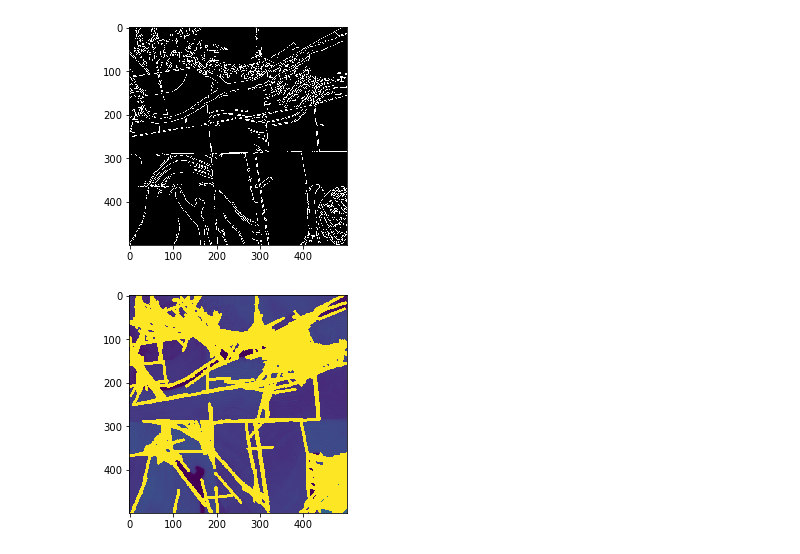
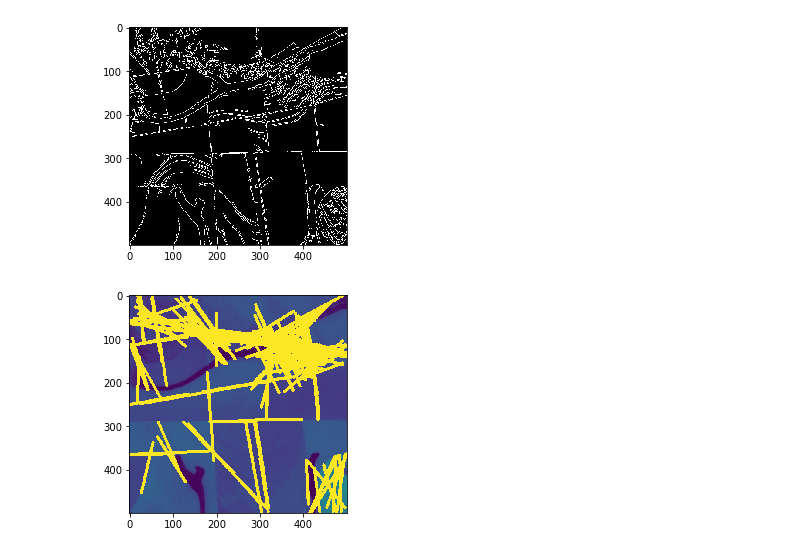
Before and after one commit to renatobanzai/banzai_image_segmentation, a Jupyter notebook: finding_polygon.ipynb, the cells around one changed output. Drawn from its saved outputs; the diff is of its cells as text; code cells hidden in the pictures.

```diff
--- a/finding_polygon.ipynb
+++ b/finding_polygon.ipynb
@@ -16,7 +16,7 @@ img_blur = cv2.GaussianBlur(img8, (5,5), 0 )
 img_lap = cv2.Laplacian(img8, cv2.CV_64F)
 img_lap = np.uint8(np.absolute(img_lap))
 # %%
-edges = cv2.Canny(img8,10,50)
+edges = cv2.Canny(img8,10,50, None)
 plt.imshow(edges,cmap = 'gray')
 plt.show()
 # %% [output]
@@ -24,21 +24,27 @@ plt.show()
 # %%
 rho = 1  # distance resolution in pixels of the Hough grid
 theta = np.pi / 180  # angular resolution in radians of the Hough grid
 threshold = 15  # minimum number of votes (intersections in Hough grid cell)
-min_line_length = 50  # minimum number of pixels making up a line
-max_line_gap = 20  # maximum gap in pixels between connectable line segments
+min_line_length = 100  # minimum number of pixels making up a line
+max_line_gap = 20
+# maximum gap in pixels between connectable line segments
 lines = cv2.HoughLinesP(edges, rho, theta, threshold, np.array([]), min_line_length, max_line_gap)
+line_image = np.copy(img8) * 0  # creating a blank to draw lines on
+img_copy = np.copy(img8)
 
 for line in lines:
     for x1,y1,x2,y2 in line:
         cv2.line(line_image,(x1,y1),(x2,y2),(255,0,0),5)
 
 # Draw the lines on the  image
-lines_edges = cv2.addWeighted(img8, 0.8, line_image, 1, 0)
+lines_edges = cv2.addWeighted(img_copy, 1, line_image, 1, 0)
 plt.imshow(lines_edges)
 plt.show()
+
+#plt.imshow(line_image)
+#plt.show()
 # %% [output]
-[figure, old version]
+[figure, new version]
 # %%
 _rho = 1  # distance resolution in pixels of the Hough grid
 _theta = np.pi / 180  # angular resolution in radians of the Hough grid
```
Also changed, not shown: parts of 2 cells of this notebook.
